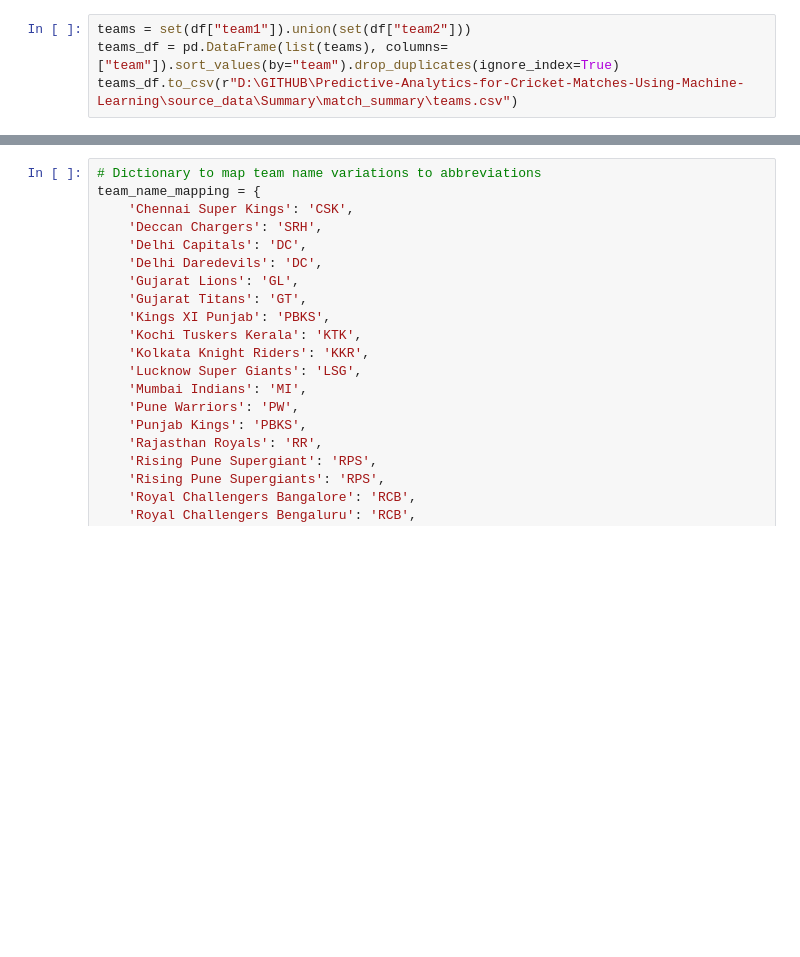
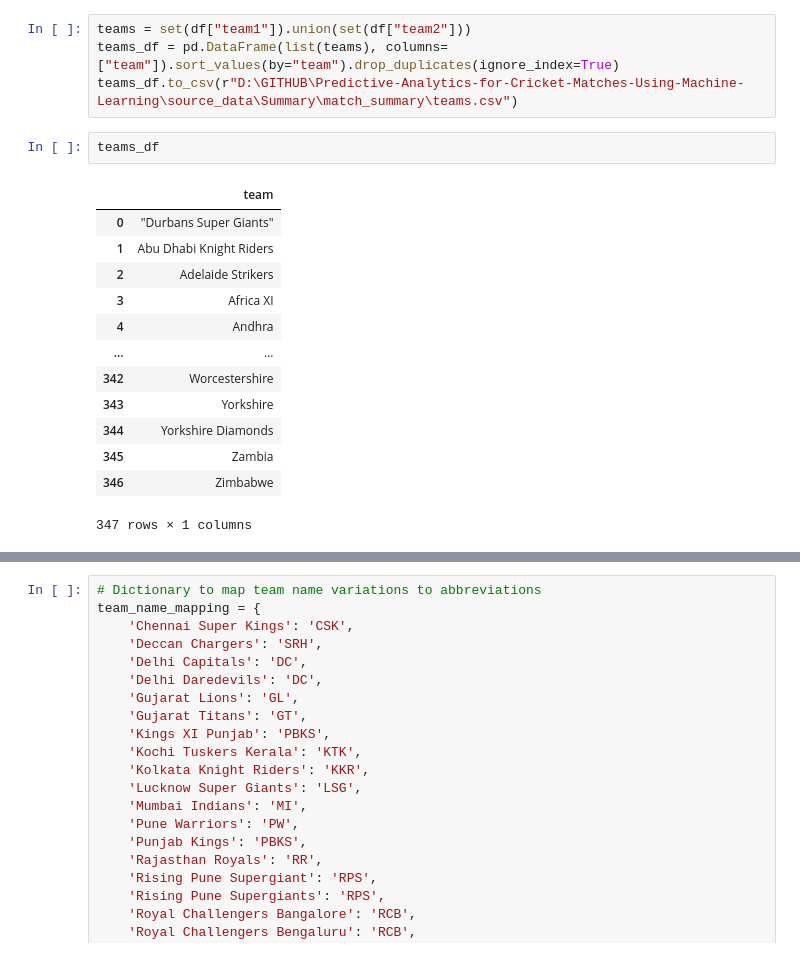
Before and after one commit to harikiranadangi/Predictive-Analytics-for-Cricket-Matches-Using-Machine-Learning, a Jupyter notebook: source_code/2_Data_Cleaning.ipynb, the cells around one changed output, grey strips where cells are left out. Saved outputs shown, nothing was run; the diff lists cells and outputs as text; blank space fills up the shorter version.

```diff
--- a/source_code/2_Data_Cleaning.ipynb
+++ b/source_code/2_Data_Cleaning.ipynb
@@ -484,3 +482,19 @@ ground_sorted.to_csv(output_path, index=False)
 teams = set(df["team1"]).union(set(df["team2"]))
 teams_df = pd.DataFrame(list(teams), columns=["team"]).sort_values(by="team").drop_duplicates(ignore_index=True)
 teams_df.to_csv(r"D:\GITHUB\Predictive-Analytics-for-Cricket-Matches-Using-Machine-Learning\source_data\Summary\match_summary\teams.csv")
+# %%
+teams_df
+# %% [output]
+|  | team |
+| 0 | "Durbans Super Giants" |
+| 1 | Abu Dhabi Knight Riders |
+| 2 | Adelaide Strikers |
+| 3 | Africa XI |
+| 4 | Andhra |
+| ... | ... |
+| 342 | Worcestershire |
+| 343 | Yorkshire |
+| 344 | Yorkshire Diamonds |
+| 345 | Zambia |
+| 346 | Zimbabwe |
+347 rows × 1 columns
```
Also changed, not shown: parts of 41 cells of this notebook.
